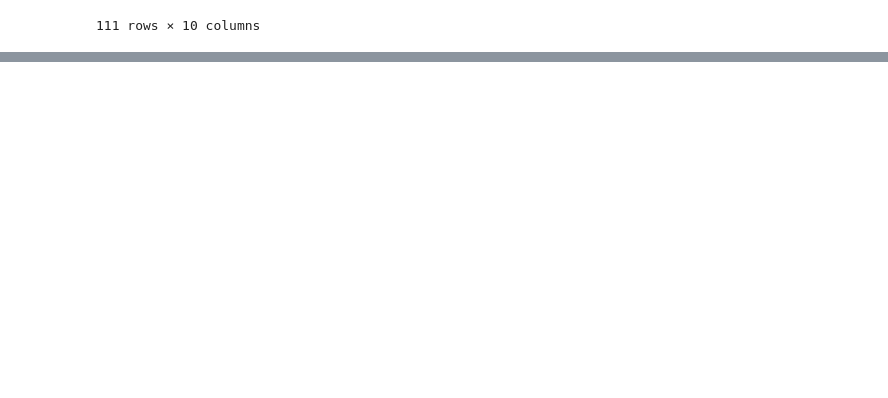
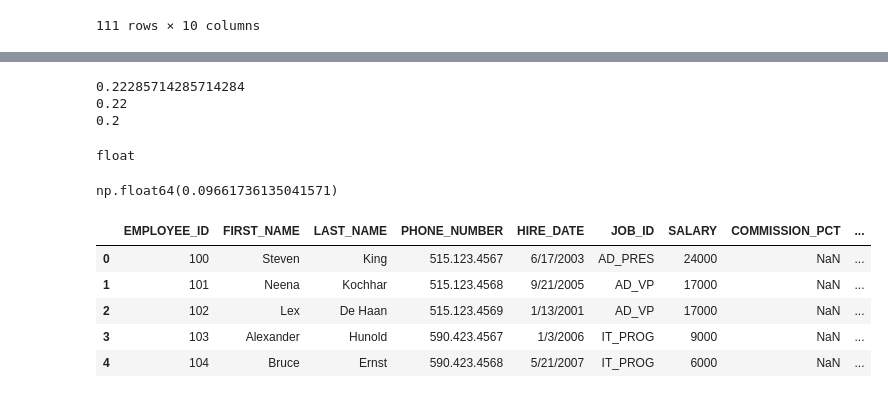
Before and after one commit to Sagarckr/DS-Practice, a Jupyter notebook: day5_data_cleaning.ipynb, the cells around one changed output, grey strips where cells are left out. Cells and saved outputs as stored; diff of their text form; code cells hidden in the pictures; blank space fills up the shorter version.

```diff
--- a/day5_data_cleaning.ipynb
+++ b/day5_data_cleaning.ipynb
@@ -165,0 +185,35 @@ df
+# %%
+# commission percentage
+com_mean = df['COMMISSION_PCT'].mean()
+com_median = df['COMMISSION_PCT'].median()
+
+format_mean = f'{com_mean:,.2f}'
+format_mean = float(format_mean)
+
+print(com_mean)
+print(format_mean)
+print(com_median)
+# %% [output]
+0.22285714285714284
+0.22
+0.2
+# %%
+type(format_mean)
+# %% [output]
+float
+# %%
+df['COMMISSION_PCT'].skew()
+# %% [output]
+np.float64(0.09661736135041571)
+# %%
+df['COMMISSON_PCT'] = df['COMMISSION_PCT'].fillna(com_mean)
+# df['COMMISSION_PCT].fillna(com_mean, inplace = True)
+# df.fillna({'COMMISSION_PCT': com_mean}, inplace = True)
+df.head()
+# %% [output]
+|  | EMPLOYEE_ID | FIRST_NAME | LAST_NAME | PHONE_NUMBER | HIRE_DATE | JOB_ID | SALARY | COMMISSION_PCT | ... |
+| 0 | 100 | Steven | King | 515.123.4567 | 6/17/2003 | AD_PRES | 24000 | NaN | ... |
+| 1 | 101 | Neena | Kochhar | 515.123.4568 | 9/21/2005 | AD_VP | 17000 | NaN | ... |
+| 2 | 102 | Lex | De Haan | 515.123.4569 | 1/13/2001 | AD_VP | 17000 | NaN | ... |
+| 3 | 103 | Alexander | Hunold | 590.423.4567 | 1/3/2006 | IT_PROG | 9000 | NaN | ... |
+| 4 | 104 | Bruce | Ernst | 590.423.4568 | 5/21/2007 | IT_PROG | 6000 | NaN | ... |
```
Also changed, not shown: parts of 19 cells of this notebook.
